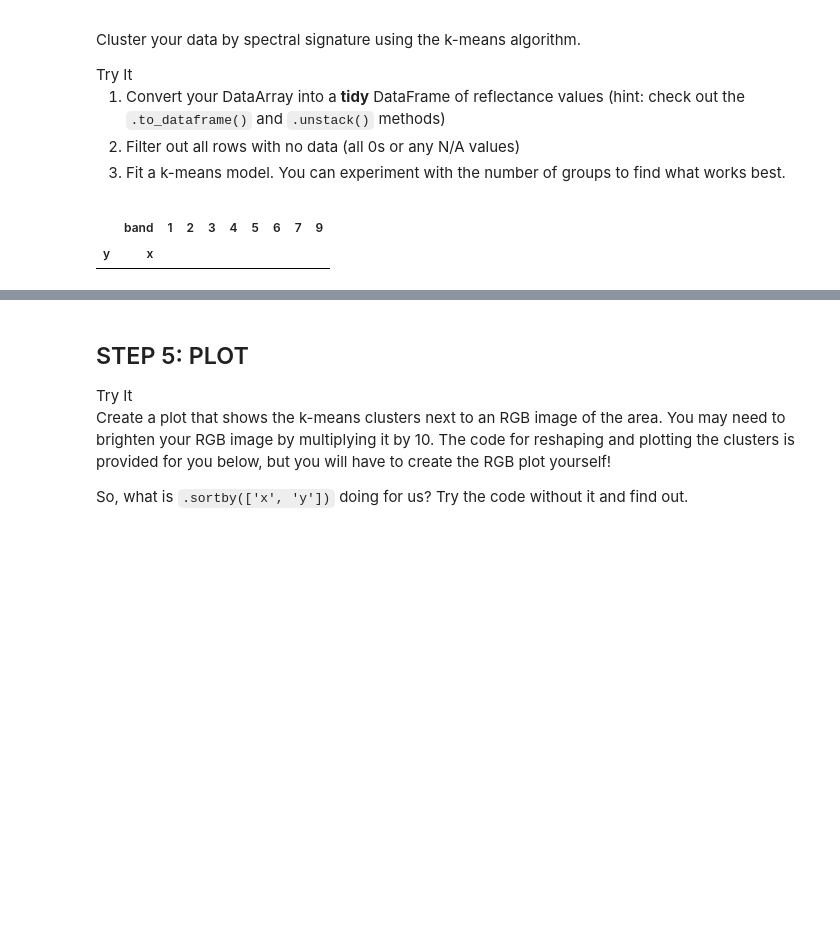
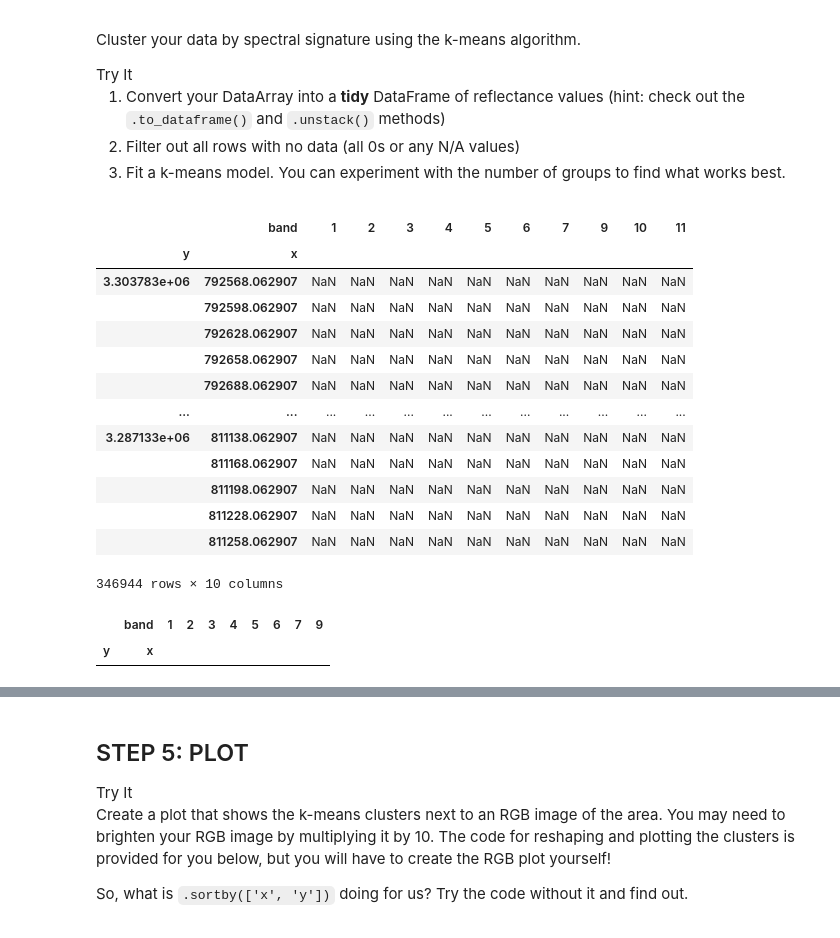
Before and after one commit to earthlab-education/clustering-hanried, a Jupyter notebook: clustering.ipynb, the cells around one changed output, grey strips where cells are left out. Saved outputs shown, nothing was run; the diff lists cells and outputs as text; code cells hidden in the pictures; blank space fills up the shorter version.

Commit message:
started work on reshaping data to complete k-means

```diff
--- a/clustering.ipynb
+++ b/clustering.ipynb
@@ -1294,31 +1476,30 @@ find what works best.</li>
 # %%
 # Convert spectral DataArray to a tidy DataFrame
 # Create a column for each of the bands
-model_df = reflectance_da.to_dataframe().reflectance.unstack('band')
-
-# drop bands 10 and 11 and any rows w/ NaN values
-model_df = model_df.drop(columns = [10,11]).dropna()
+# yeilds a DataFrame with a column for each band and x and y columns (location of pixels)
+model_df = (reflectance_da.to_dataframe()
+            # unstack reflectance bands so they each get their own column
+            .reflectance.unstack('band'))
 model_df
-
-# Check that the ranges make sense (should be from 0-1) by checking min and max values
-## min_values = model_df.min()
-## max_values = model_df.max()
-## print(min_values)
-## pring(max_values)
-
-# Initialize k means model
-## k_means = KMeans(n_clusters = 5)
-
-# Fit model and predict
-## prediction = k_means.fit_predict(model_df.values)
-
-# Add cluster labels to df
-## model_df['clusters'] = prediction
-
-# Running the fit and predict functions at the same time.
-# We can do this since we don't have target data.
-
-# Add the predicted values back to the model DataFrame
 # %% [output]
-|  | band | 1 | 2 | 3 | 4 | 5 | 6 | 7 | 9 |
-| y | x |  |  |  |  |  |  |  |  |
+|  | band | 1 | 2 | 3 | 4 | 5 | 6 | 7 | 9 | 10 | 11 |
+| y | x |  |  |  |  |  |  |  |  |  |  |
+| 3.303783e+06 | 792568.062907 | NaN | NaN | NaN | NaN | NaN | NaN | NaN | NaN | NaN | NaN |
+|  | 792598.062907 | NaN | NaN | NaN | NaN | NaN | NaN | NaN | NaN | NaN | NaN |
+|  | 792628.062907 | NaN | NaN | NaN | NaN | NaN | NaN | NaN | NaN | NaN | NaN |
+|  | 792658.062907 | NaN | NaN | NaN | NaN | NaN | NaN | NaN | NaN | NaN | NaN |
+|  | 792688.062907 | NaN | NaN | NaN | NaN | NaN | NaN | NaN | NaN | NaN | NaN |
+| ... | ... | ... | ... | ... | ... | ... | ... | ... | ... | ... | ... |
+| 3.287133e+06 | 811138.062907 | NaN | NaN | NaN | NaN | NaN | NaN | NaN | NaN | NaN | NaN |
+|  | 811168.062907 | NaN | NaN | NaN | NaN | NaN | NaN | NaN | NaN | NaN | NaN |
+|  | 811198.062907 | NaN | NaN | NaN | NaN | NaN | NaN | NaN | NaN | NaN | NaN |
+|  | 811228.062907 | NaN | NaN | NaN | NaN | NaN | NaN | NaN | NaN | NaN | NaN |
+|  | 811258.062907 | NaN | NaN | NaN | NaN | NaN | NaN | NaN | NaN | NaN | NaN |
+346944 rows × 10 columns
+# %%
+# drop bands 10 and 11 since they're thermal bands and any rows w/ NaN values
+model_df = model_df.drop(columns = [10, 11]).dropna()
+model_df
+# %% [output]
+|  | band | 1 | 2 | 3 | 4 | 5 | 6 | 7 | 9 |
+| y | x |  |  |  |  |  |  |  |  |
```
Also changed, not shown: parts of 9 cells of this notebook.
